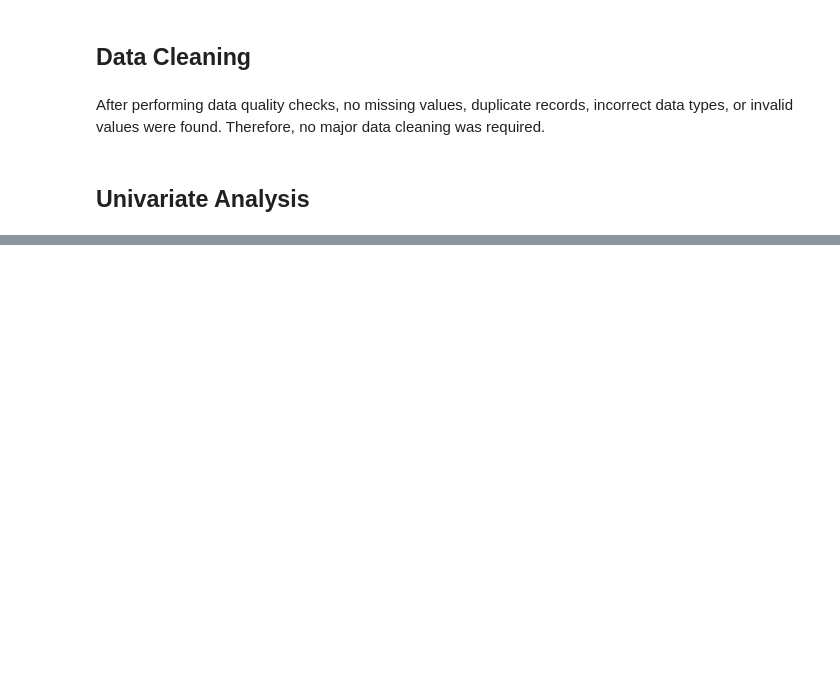
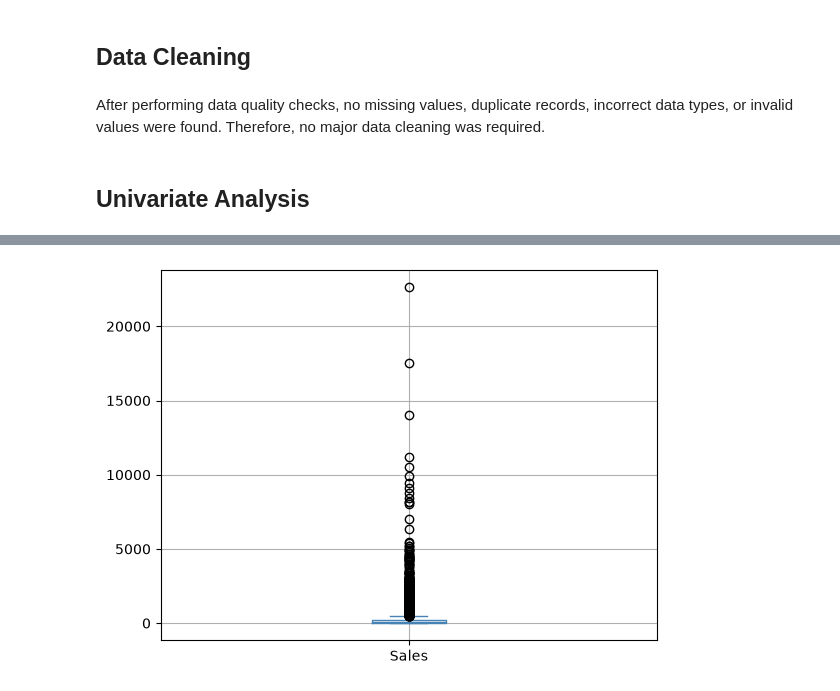
Before and after one commit to mdraihanmostafa746-coder/Superstore-Sales-Analysis, a Jupyter notebook: notebooks/superstore_sales_analysis.ipynb, the cells around one changed output, grey strips where cells are left out. Drawn from its saved outputs; the diff is of its cells as text; code cells hidden in the pictures; blank space fills up the shorter version.

```diff
--- a/notebooks/superstore_sales_analysis.ipynb
+++ b/notebooks/superstore_sales_analysis.ipynb
@@ -251,0 +272,10 @@ After performing data quality checks, no missing values, duplicate records, inco
+# %%
+df.boxplot(
+    'Sales',
+    color='steelblue'
+)
+
+
+plt.show()
+# %% [output]
+[figure, added]
```
Also changed, not shown: parts of 14 cells of this notebook, 11 other files.
